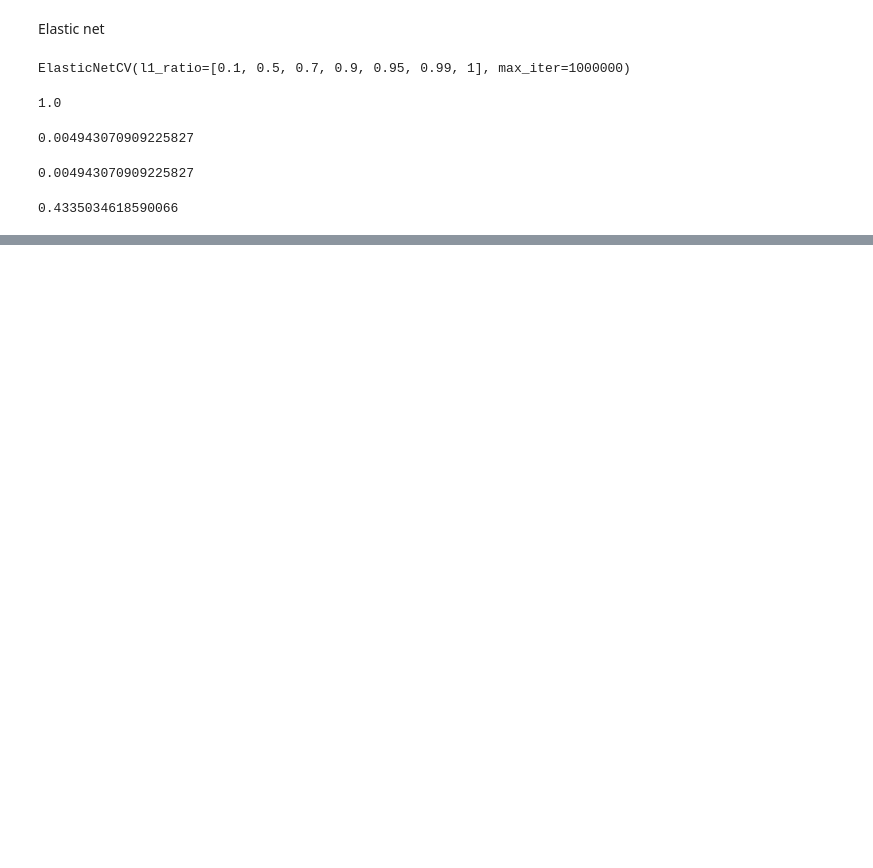
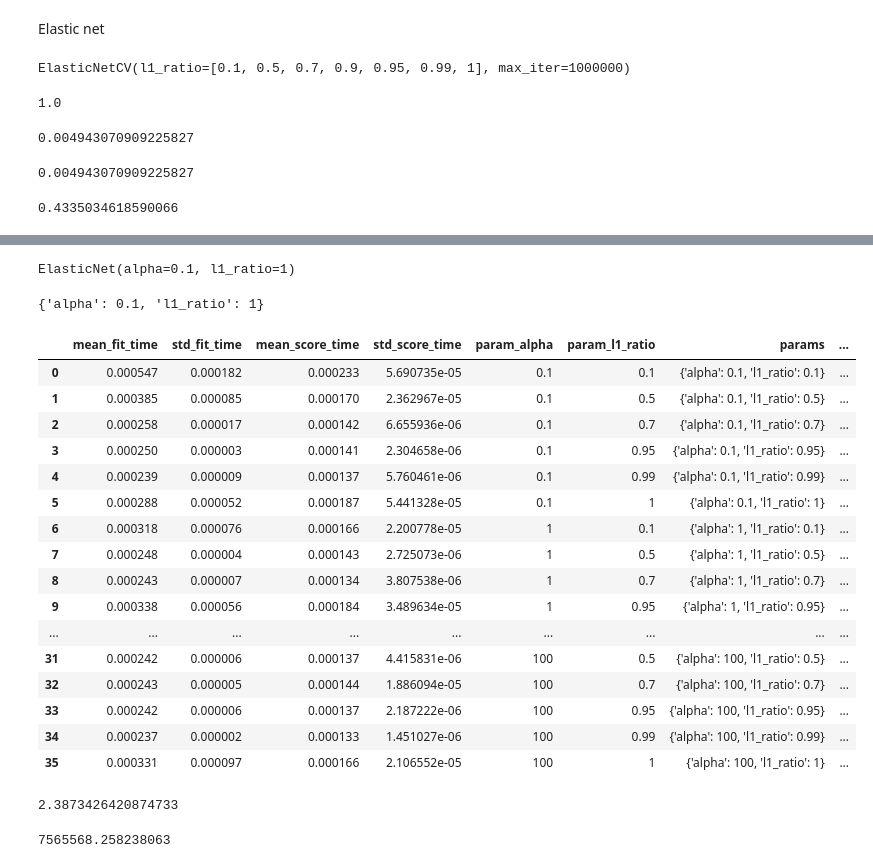
Before and after one commit to AlexanderCurry/Demo, a Jupyter notebook: LinearRegression.ipynb, the cells around one changed output, grey strips where cells are left out. Drawn from its saved outputs; the diff is of its cells as text; code cells hidden in the pictures; blank space fills up the shorter version.

```diff
--- a/sample.ipynb
+++ b/LinearRegression.ipynb
@@ -651,0 +856,4 @@ MAE
+# %%
+base_elastic_net_model = ElasticNet()
+# %%
+param_grid = {'alpha':[0.1,1,5,10,50,100], 'l1_ratio':[0.1,0.5,.7,.95,.99,1]}
@@ -651,0 +862,4 @@ MAE
+# %%
+grid_model = GridSearchCV(estimator = base_elastic_net_model, param_grid =param_grid, scoring = 'neg_mean_squared_error', cv = 5, verbose = 2)
+# %%
+grid_model.fit(X_train, y_train)
@@ -651,0 +888,28 @@ MAE
+# %%
+grid_model.best_estimator_
+# %% [output]
+ElasticNet(alpha=0.1, l1_ratio=1)
+# %%
+grid_model.best_params_
+# %% [output]
+{'alpha': 0.1, 'l1_ratio': 1}
+# %%
+pd.DataFrame(grid_model.cv_results_)
+# %% [output]
+|  | mean_fit_time | std_fit_time | mean_score_time | std_score_time | param_alpha | param_l1_ratio | params | ... |
+| 0 | 0.000547 | 0.000182 | 0.000233 | 5.690735e-05 | 0.1 | 0.1 | {'alpha': 0.1, 'l1_ratio': 0.1} | ... |
+| 1 | 0.000385 | 0.000085 | 0.000170 | 2.362967e-05 | 0.1 | 0.5 | {'alpha': 0.1, 'l1_ratio': 0.5} | ... |
+| 2 | 0.000258 | 0.000017 | 0.000142 | 6.655936e-06 | 0.1 | 0.7 | {'alpha': 0.1, 'l1_ratio': 0.7} | ... |
+| 3 | 0.000250 | 0.000003 | 0.000141 | 2.304658e-06 | 0.1 | 0.95 | {'alpha': 0.1, 'l1_ratio': 0.95} | ... |
+| 4 | 0.000239 | 0.000009 | 0.000137 | 5.760461e-06 | 0.1 | 0.99 | {'alpha': 0.1, 'l1_ratio': 0.99} | ... |
+| 5 | 0.000288 | 0.000052 | 0.000187 | 5.441328e-05 | 0.1 | 1 | {'alpha': 0.1, 'l1_ratio': 1} | ... |
+| 6 | 0.000318 | 0.000076 | 0.000166 | 2.200778e-05 | 1 | 0.1 | {'alpha': 1, 'l1_ratio': 0.1} | ... |
+| 7 | 0.000248 | 0.000004 | 0.000143 | 2.725073e-06 | 1 | 0.5 | {'alpha': 1, 'l1_ratio': 0.5} | ... |
+| 8 | 0.000243 | 0.000007 | 0.000134 | 3.807538e-06 | 1 | 0.7 | {'alpha': 1, 'l1_ratio': 0.7} | ... |
+| 9 | 0.000338 | 0.000056 | 0.000184 | 3.489634e-05 | 1 | 0.95 | {'alpha': 1, 'l1_ratio': 0.95} | ... |
+| ... | ... | ... | ... | ... | ... | ... | ... | ... |
+| 31 | 0.000242 | 0.000006 | 0.000137 | 4.415831e-06 | 100 | 0.5 | {'alpha': 100, 'l1_ratio': 0.5} | ... |
+| 32 | 0.000243 | 0.000005 | 0.000144 | 1.886094e-05 | 100 | 0.7 | {'alpha': 100, 'l1_ratio': 0.7} | ... |
+| 33 | 0.000242 | 0.000006 | 0.000137 | 2.187222e-06 | 100 | 0.95 | {'alpha': 100, 'l1_ratio': 0.95} | ... |
+| 34 | 0.000237 | 0.000002 | 0.000133 | 1.451027e-06 | 100 | 0.99 | {'alpha': 100, 'l1_ratio': 0.99} | ... |
+| 35 | 0.000331 | 0.000097 | 0.000166 | 2.106552e-05 | 100 | 1 | {'alpha': 100, 'l1_ratio': 1} | ... |
@@ -651,0 +918,8 @@ MAE
+# %%
+mean_squared_error(y_test,y_pred)
+# %% [output]
+2.3873426420874733
+# %%
+225000000*(1/29.74)
+# %% [output]
+7565568.258238063
```
Also changed, not shown: parts of 61 cells of this notebook.
